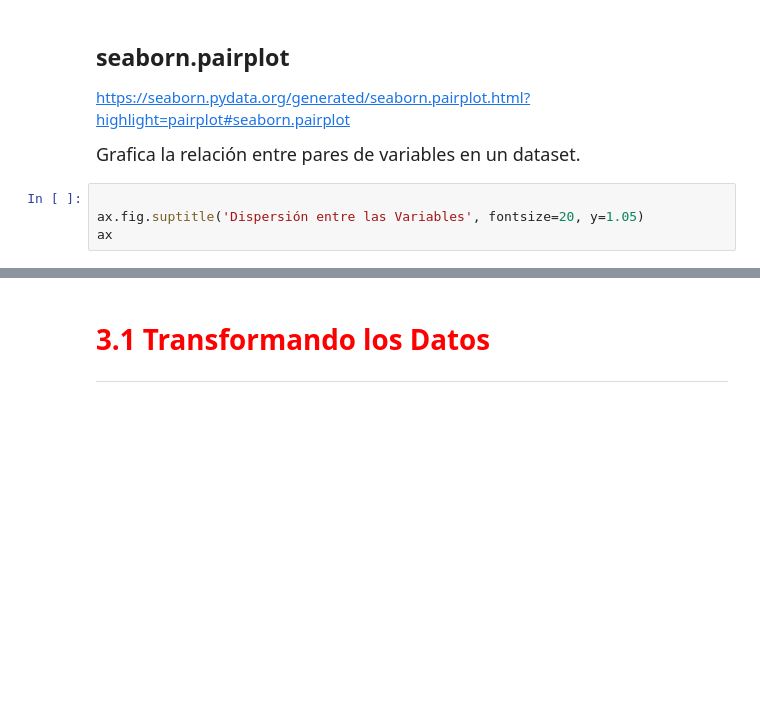
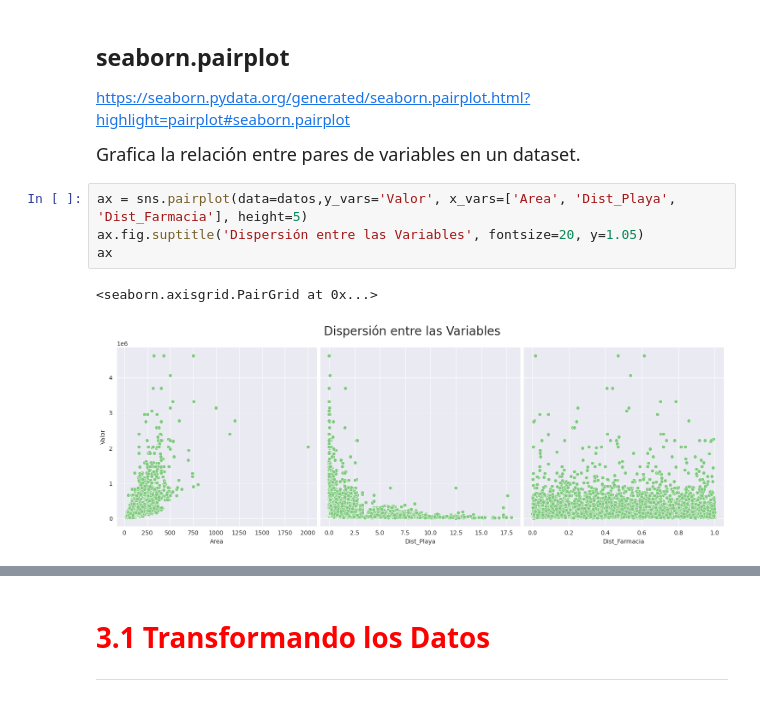
Before and after one commit to lukitasmois/1803-regresion-lineal-tecnicas-avanzadas, a Jupyter notebook: Regresión_Lineal_II.ipynb, the cells around one changed output, grey strips where cells are left out. Saved outputs shown, nothing was run; the diff lists cells and outputs as text; blank space fills up the shorter version.

Commit message:
02.06. Observamos la dispercion de las variables independientes con respecto a la variable dependiente utilizando pairplot

```diff
--- a/Regresión_Lineal_II.ipynb
+++ b/Regresión_Lineal_II.ipynb
@@ -156,7 +156,10 @@ https://seaborn.pydata.org/generated/seaborn.pairplot.html?highlight=pairplot#se
 
 <p style='font-size: 18px; line-height: 2; margin: 10px 50px; text-align: justify;'>Grafica la relación entre pares de variables en un dataset.</p>
 # %%
-
+ax = sns.pairplot(data=datos,y_vars='Valor', x_vars=['Area', 'Dist_Playa', 'Dist_Farmacia'], height=5)
 ax.fig.suptitle('Dispersión entre las Variables', fontsize=20, y=1.05)
 ax
+# %% [output]
+<seaborn.axisgrid.PairGrid at 0x...>
+[figure, added]
 # %%
```
Also changed, not shown: parts of 1 cell of this notebook.
